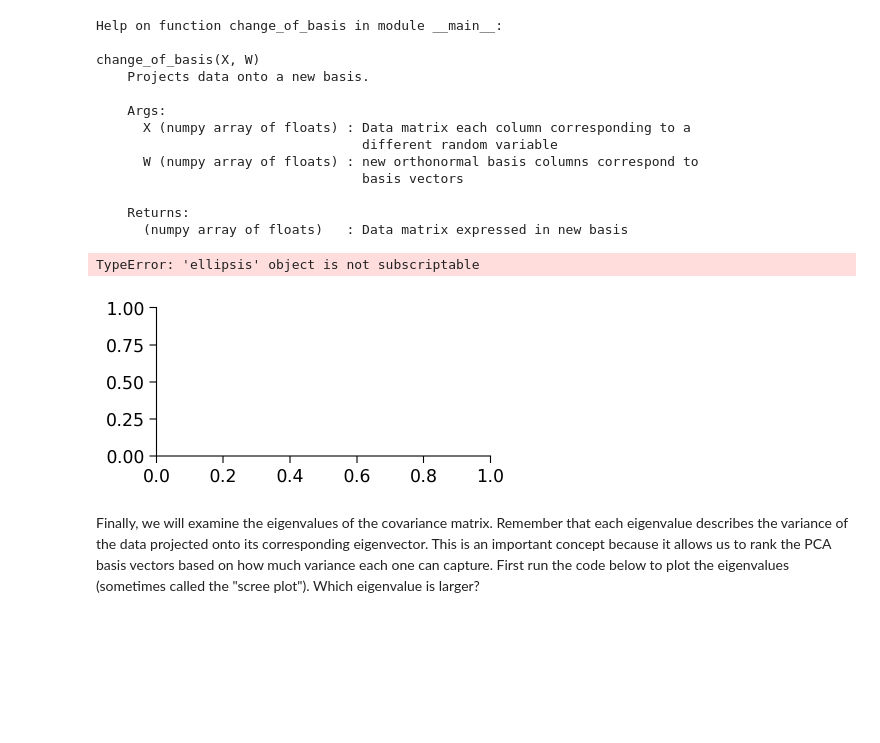
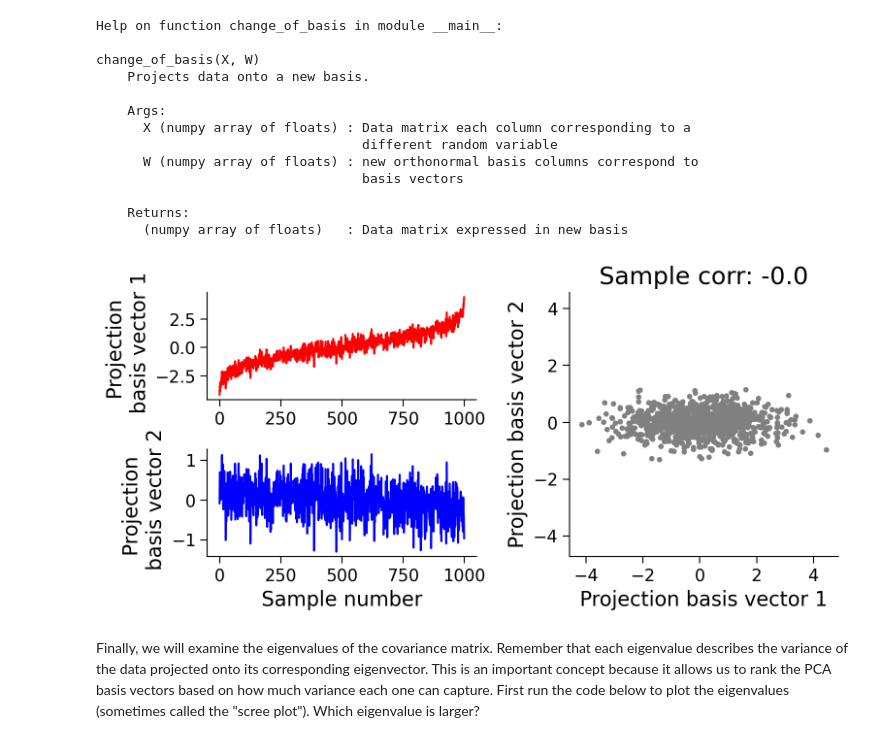
Before and after one commit to gedwald/eegtcp, a Jupyter notebook: notebooks/2023-11-19-PCA.ipynb, the cells around one changed output. Saved outputs shown, nothing was run; the diff lists cells and outputs as text; code cells hidden in the pictures; blank space fills up the shorter version.

```diff
--- a/notebooks/2023-11-19-PCA.ipynb
+++ b/notebooks/2023-11-19-PCA.ipynb
@@ -462,36 +462,35 @@ def pca(X):
     (numpy array of floats)  : Corresponding matrix of eigenvectors
 
   """
 
   #################################################
   ## TODO for students: calculate the covariance matrix
   # Fill out function and remove
   # raise NotImplementedError("Student exercise: sort eigenvalues/eigenvectors!")
   #################################################
 
   # Calculate the sample covariance matrix
   cov_matrix = get_sample_cov_matrix(X)
 
   # Calculate the eigenvalues and eigenvectors
   evals, evectors = np.linalg.eigh(cov_matrix)
 
   # Sort the eigenvalues in descending order
   evals, evectors =  sort_evals_descending(evals, evectors)
 
   # Project the data onto the new eigenvector basis
-  score = ...
+  score = change_of_basis(X, evectors)
 
   return score, evectors, evals
 
 
 # Perform PCA on the data matrix X
 score, evectors, evals = pca(X)
 
 # Plot the data projected into the new basis
 plot_data_new_basis(score)
 # %% [output]
-TypeError: 'ellipsis' object is not subscriptable
-[figure, old version]
+[figure, new version]
 # %% [markdown]
    Finally, we will examine the eigenvalues of the covariance matrix. Remember that each eigenvalue describes the variance of the data projected onto its corresponding eigenvector. This is an important concept because it allows us to rank the PCA basis vectors based on how much variance each one can capture. First run the code below to plot the eigenvalues (sometimes called the "scree plot"). Which eigenvalue is larger?
 # %%
```
Also changed, not shown: parts of 3 cells of this notebook.
